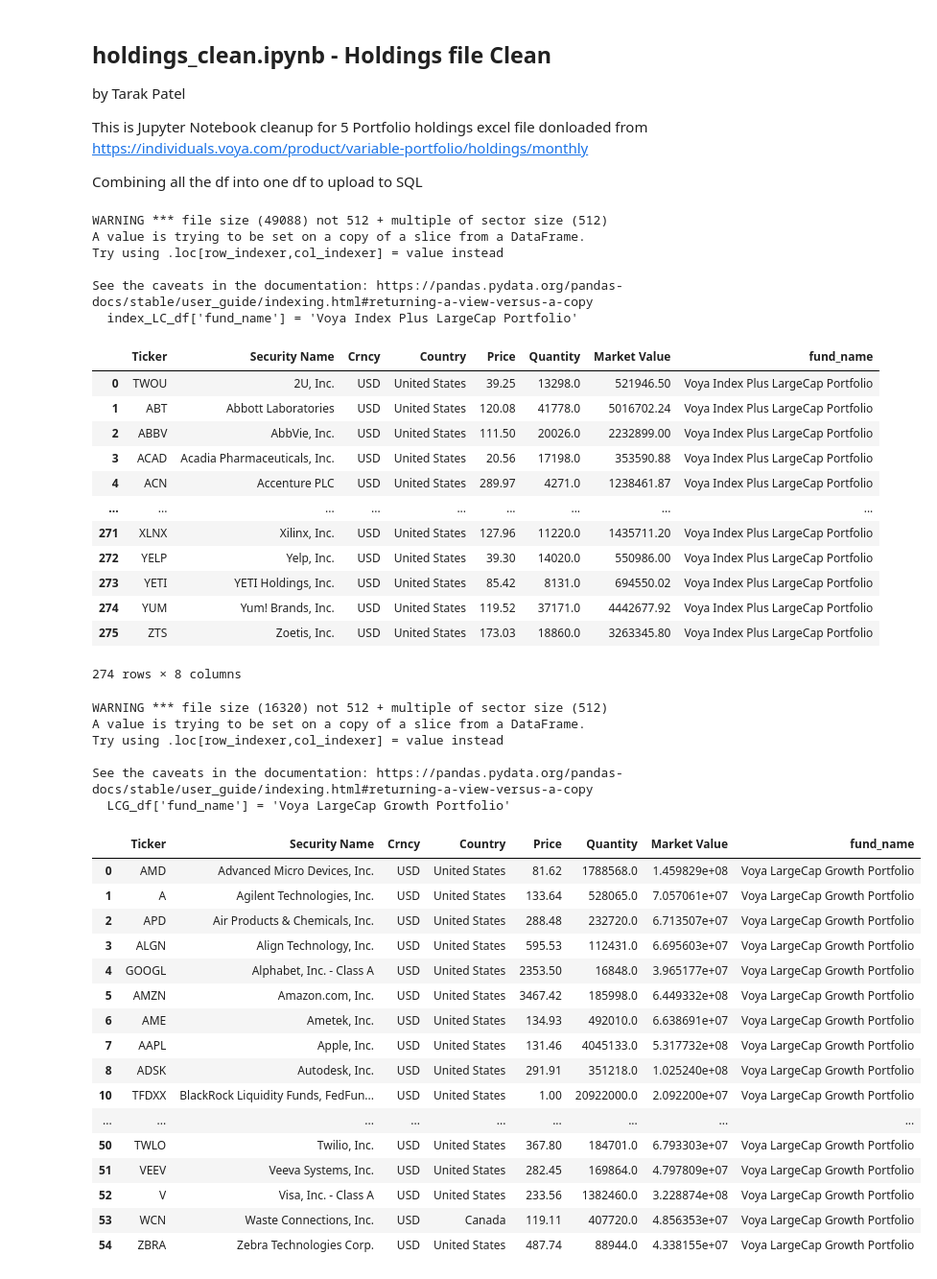
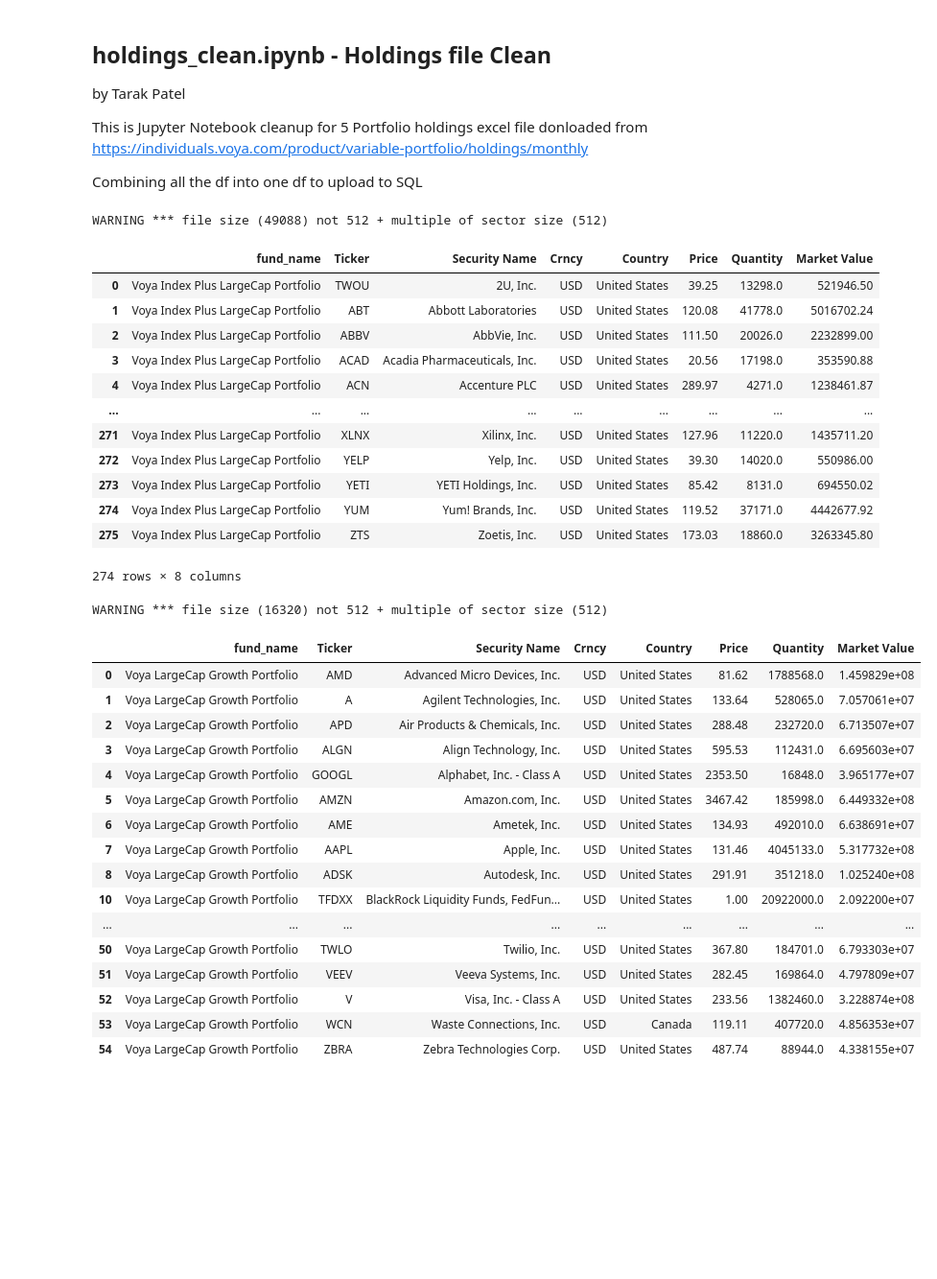
Before and after one commit to NicoleLund/mutual_fund_diversification, a Jupyter notebook: b_holdings_cleanup/holdings_clean.ipynb, the cells around one changed output. Shown at 96% size. Drawn from its saved outputs; the diff is of its cells as text; code cells hidden in the pictures; blank space fills up the shorter version.

```diff
--- a/b_holdings_cleanup/holdings_clean.ipynb
+++ b/b_holdings_cleanup/holdings_clean.ipynb
@@ -18,62 +18,54 @@ data_index_LC = "../a_source_data/voya-index-plus-largecap-portfolio-monthly-hol
 read_index_LC = pd.read_excel(data_index_LC, skiprows=3)
 
 index_LC_df = read_index_LC.dropna()
-index_LC_df['fund_name'] = 'Voya Index Plus LargeCap Portfolio'
+# index_LC_df['fund_name'] = 'Voya Index Plus LargeCap Portfolio'
+index_LC_df.insert(0, 'fund_name', 'Voya Index Plus LargeCap Portfolio')
 index_LC_df
 # %% [output]
 WARNING *** file size (49088) not 512 + multiple of sector size (512)
-A value is trying to be set on a copy of a slice from a DataFrame.
-Try using .loc[row_indexer,col_indexer] = value instead
-
-See the caveats in the documentation: https://pandas.pydata.org/pandas-docs/stable/user_guide/indexing.html#returning-a-view-versus-a-copy
-  index_LC_df['fund_name'] = 'Voya Index Plus LargeCap Portfolio'
-|  | Ticker | Security Name | Crncy | Country | Price | Quantity | Market Value | fund_name |
-| 0 | TWOU | 2U, Inc. | USD | United States | 39.25 | 13298.0 | 521946.50 | Voya Index Plus LargeCap Portfolio |
-| 1 | ABT | Abbott Laboratories | USD | United States | 120.08 | 41778.0 | 5016702.24 | Voya Index Plus LargeCap Portfolio |
-| 2 | ABBV | AbbVie, Inc. | USD | United States | 111.50 | 20026.0 | 2232899.00 | Voya Index Plus LargeCap Portfolio |
-| 3 | ACAD | Acadia Pharmaceuticals, Inc. | USD | United States | 20.56 | 17198.0 | 353590.88 | Voya Index Plus LargeCap Portfolio |
-| 4 | ACN | Accenture PLC | USD | United States | 289.97 | 4271.0 | 1238461.87 | Voya Index Plus LargeCap Portfolio |
+|  | fund_name | Ticker | Security Name | Crncy | Country | Price | Quantity | Market Value |
+| 0 | Voya Index Plus LargeCap Portfolio | TWOU | 2U, Inc. | USD | United States | 39.25 | 13298.0 | 521946.50 |
+| 1 | Voya Index Plus LargeCap Portfolio | ABT | Abbott Laboratories | USD | United States | 120.08 | 41778.0 | 5016702.24 |
+| 2 | Voya Index Plus LargeCap Portfolio | ABBV | AbbVie, Inc. | USD | United States | 111.50 | 20026.0 | 2232899.00 |
+| 3 | Voya Index Plus LargeCap Portfolio | ACAD | Acadia Pharmaceuticals, Inc. | USD | United States | 20.56 | 17198.0 | 353590.88 |
+| 4 | Voya Index Plus LargeCap Portfolio | ACN | Accenture PLC | USD | United States | 289.97 | 4271.0 | 1238461.87 |
 | ... | ... | ... | ... | ... | ... | ... | ... | ... |
-| 271 | XLNX | Xilinx, Inc. | USD | United States | 127.96 | 11220.0 | 1435711.20 | Voya Index Plus LargeCap Portfolio |
-| 272 | YELP | Yelp, Inc. | USD | United States | 39.30 | 14020.0 | 550986.00 | Voya Index Plus LargeCap Portfolio |
-| 273 | YETI | YETI Holdings, Inc. | USD | United States | 85.42 | 8131.0 | 694550.02 | Voya Index Plus LargeCap Portfolio |
-| 274 | YUM | Yum! Brands, Inc. | USD | United States | 119.52 | 37171.0 | 4442677.92 | Voya Index Plus LargeCap Portfolio |
-| 275 | ZTS | Zoetis, Inc. | USD | United States | 173.03 | 18860.0 | 3263345.80 | Voya Index Plus LargeCap Portfolio |
+| 271 | Voya Index Plus LargeCap Portfolio | XLNX | Xilinx, Inc. | USD | United States | 127.96 | 11220.0 | 1435711.20 |
+| 272 | Voya Index Plus LargeCap Portfolio | YELP | Yelp, Inc. | USD | United States | 39.30 | 14020.0 | 550986.00 |
+| 273 | Voya Index Plus LargeCap Portfolio | YETI | YETI Holdings, Inc. | USD | United States | 85.42 | 8131.0 | 694550.02 |
+| 274 | Voya Index Plus LargeCap Portfolio | YUM | Yum! Brands, Inc. | USD | United States | 119.52 | 37171.0 | 4442677.92 |
+| 275 | Voya Index Plus LargeCap Portfolio | ZTS | Zoetis, Inc. | USD | United States | 173.03 | 18860.0 | 3263345.80 |
 274 rows × 8 columns
 # %%
 # Pull data
 data_LCG = "../a_source_data/voya-large-cap-growth-portfolio-monthly-holdings-xls.xls"
 
 # Read and store into Pandas data frame
 read_LCG = pd.read_excel(data_LCG, skiprows=3)
 
 LCG_df = read_LCG.dropna()
-LCG_df['fund_name'] = 'Voya LargeCap Growth Portfolio'
+# LCG_df['fund_name'] = 'Voya LargeCap Growth Portfolio'
+LCG_df.insert(0, 'fund_name', 'Voya LargeCap Growth Portfolio')
 LCG_df
 # %% [output]
 WARNING *** file size (16320) not 512 + multiple of sector size (512)
-A value is trying to be set on a copy of a slice from a DataFrame.
-Try using .loc[row_indexer,col_indexer] = value instead
-
-See the caveats in the documentation: https://pandas.pydata.org/pandas-docs/stable/user_guide/indexing.html#returning-a-view-versus-a-copy
-  LCG_df['fund_name'] = 'Voya LargeCap Growth Portfolio'
-|  | Ticker | Security Name | Crncy | Country | Price | Quantity | Market Value | fund_name |
-| 0 | AMD | Advanced Micro Devices, Inc. | USD | United States | 81.62 | 1788568.0 | 1.459829e+08 | Voya LargeCap Growth Portfolio |
-| 1 | A | Agilent Technologies, Inc. | USD | United States | 133.64 | 528065.0 | 7.057061e+07 | Voya LargeCap Growth Portfolio |
-| 2 | APD | Air Products & Chemicals, Inc. | USD | United States | 288.48 | 232720.0 | 6.713507e+07 | Voya LargeCap Growth Portfolio |
-| 3 | ALGN | Align Technology, Inc. | USD | United States | 595.53 | 112431.0 | 6.695603e+07 | Voya LargeCap Growth Portfolio |
-| 4 | GOOGL | Alphabet, Inc. - Class A | USD | United States | 2353.50 | 16848.0 | 3.965177e+07 | Voya LargeCap Growth Portfolio |
-| 5 | AMZN | Amazon.com, Inc. | USD | United States | 3467.42 | 185998.0 | 6.449332e+08 | Voya LargeCap Growth Portfolio |
-| 6 | AME | Ametek, Inc. | USD | United States | 134.93 | 492010.0 | 6.638691e+07 | Voya LargeCap Growth Portfolio |
-| 7 | AAPL | Apple, Inc. | USD | United States | 131.46 | 4045133.0 | 5.317732e+08 | Voya LargeCap Growth Portfolio |
-| 8 | ADSK | Autodesk, Inc. | USD | United States | 291.91 | 351218.0 | 1.025240e+08 | Voya LargeCap Growth Portfolio |
-| 10 | TFDXX | BlackRock Liquidity Funds, FedFun... | USD | United States | 1.00 | 20922000.0 | 2.092200e+07 | Voya LargeCap Growth Portfolio |
+|  | fund_name | Ticker | Security Name | Crncy | Country | Price | Quantity | Market Value |
+| 0 | Voya LargeCap Growth Portfolio | AMD | Advanced Micro Devices, Inc. | USD | United States | 81.62 | 1788568.0 | 1.459829e+08 |
+| 1 | Voya LargeCap Growth Portfolio | A | Agilent Technologies, Inc. | USD | United States | 133.64 | 528065.0 | 7.057061e+07 |
+| 2 | Voya LargeCap Growth Portfolio | APD | Air Products & Chemicals, Inc. | USD | United States | 288.48 | 232720.0 | 6.713507e+07 |
+| 3 | Voya LargeCap Growth Portfolio | ALGN | Align Technology, Inc. | USD | United States | 595.53 | 112431.0 | 6.695603e+07 |
+| 4 | Voya LargeCap Growth Portfolio | GOOGL | Alphabet, Inc. - Class A | USD | United States | 2353.50 | 16848.0 | 3.965177e+07 |
+| 5 | Voya LargeCap Growth Portfolio | AMZN | Amazon.com, Inc. | USD | United States | 3467.42 | 185998.0 | 6.449332e+08 |
+| 6 | Voya LargeCap Growth Portfolio | AME | Ametek, Inc. | USD | United States | 134.93 | 492010.0 | 6.638691e+07 |
+| 7 | Voya LargeCap Growth Portfolio | AAPL | Apple, Inc. | USD | United States | 131.46 | 4045133.0 | 5.317732e+08 |
+| 8 | Voya LargeCap Growth Portfolio | ADSK | Autodesk, Inc. | USD | United States | 291.91 | 351218.0 | 1.025240e+08 |
+| 10 | Voya LargeCap Growth Portfolio | TFDXX | BlackRock Liquidity Funds, FedFun... | USD | United States | 1.00 | 20922000.0 | 2.092200e+07 |
 | ... | ... | ... | ... | ... | ... | ... | ... | ... |
-| 50 | TWLO | Twilio, Inc. | USD | United States | 367.80 | 184701.0 | 6.793303e+07 | Voya LargeCap Growth Portfolio |
-| 51 | VEEV | Veeva Systems, Inc. | USD | United States | 282.45 | 169864.0 | 4.797809e+07 | Voya LargeCap Growth Portfolio |
-| 52 | V | Visa, Inc. - Class A | USD | United States | 233.56 | 1382460.0 | 3.228874e+08 | Voya LargeCap Growth Portfolio |
-| 53 | WCN | Waste Connections, Inc. | USD | Canada | 119.11 | 407720.0 | 4.856353e+07 | Voya LargeCap Growth Portfolio |
-| 54 | ZBRA | Zebra Technologies Corp. | USD | United States | 487.74 | 88944.0 | 4.338155e+07 | Voya LargeCap Growth Portfolio |
+| 50 | Voya LargeCap Growth Portfolio | TWLO | Twilio, Inc. | USD | United States | 367.80 | 184701.0 | 6.793303e+07 |
+| 51 | Voya LargeCap Growth Portfolio | VEEV | Veeva Systems, Inc. | USD | United States | 282.45 | 169864.0 | 4.797809e+07 |
+| 52 | Voya LargeCap Growth Portfolio | V | Visa, Inc. - Class A | USD | United States | 233.56 | 1382460.0 | 3.228874e+08 |
+| 53 | Voya LargeCap Growth Portfolio | WCN | Waste Connections, Inc. | USD | Canada | 119.11 | 407720.0 | 4.856353e+07 |
+| 54 | Voya LargeCap Growth Portfolio | ZBRA | Zebra Technologies Corp. | USD | United States | 487.74 | 88944.0 | 4.338155e+07 |
 # %%
 # Pull data
 data_LCV = "../a_source_data/voya-large-cap-value-portfolio-monthly-holdings-xls.xls"
```
Also changed, not shown: parts of 5 cells of this notebook, 9 other files.
